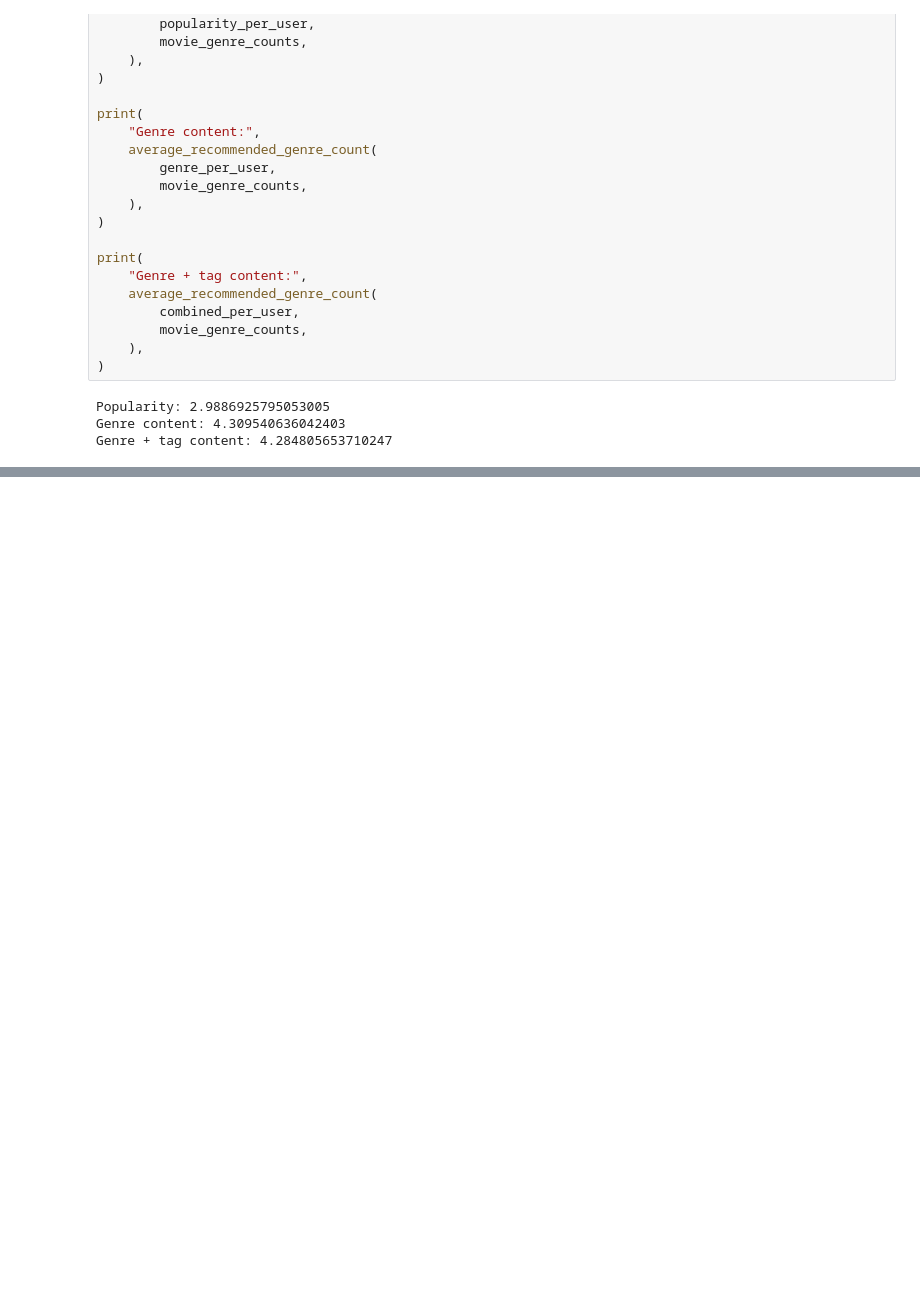
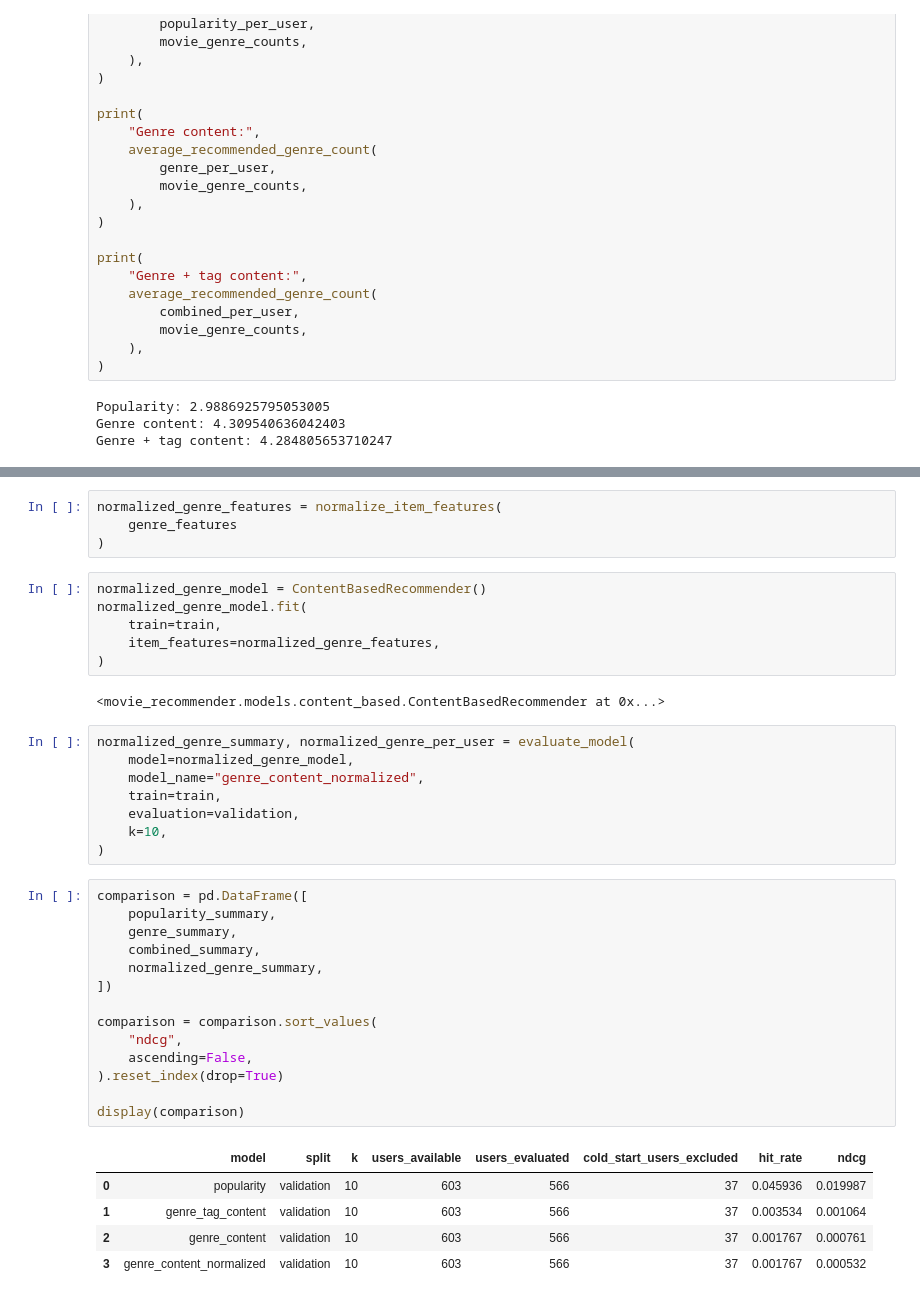
Before and after one commit to shosakaue0808/Movie_Recommendation_System, a Jupyter notebook: notebooks/baseline.ipynb, the cells around one changed output, grey strips where cells are left out. Drawn from its saved outputs; the diff is of its cells as text; blank space fills up the shorter version.

```diff
--- a/notebooks/baseline.ipynb
+++ b/notebooks/baseline.ipynb
@@ -681,0 +704,40 @@ Genre + tag content: 4.284805653710247
+# %%
+normalized_genre_features = normalize_item_features(
+    genre_features
+)
+# %%
+normalized_genre_model = ContentBasedRecommender()
+normalized_genre_model.fit(
+    train=train,
+    item_features=normalized_genre_features,
+)
+# %% [output]
+<movie_recommender.models.content_based.ContentBasedRecommender at 0x...>
+# %%
+normalized_genre_summary, normalized_genre_per_user = evaluate_model(
+    model=normalized_genre_model,
+    model_name="genre_content_normalized",
+    train=train,
+    evaluation=validation,
+    k=10,
+)
+# %%
+comparison = pd.DataFrame([
+    popularity_summary,
+    genre_summary,
+    combined_summary,
+    normalized_genre_summary,
+])
+
+comparison = comparison.sort_values(
+    "ndcg",
+    ascending=False,
+).reset_index(drop=True)
+
+display(comparison)
+# %% [output]
+|  | model | split | k | users_available | users_evaluated | cold_start_users_excluded | hit_rate | ndcg |
+| 0 | popularity | validation | 10 | 603 | 566 | 37 | 0.045936 | 0.019987 |
+| 1 | genre_tag_content | validation | 10 | 603 | 566 | 37 | 0.003534 | 0.001064 |
+| 2 | genre_content | validation | 10 | 603 | 566 | 37 | 0.001767 | 0.000761 |
+| 3 | genre_content_normalized | validation | 10 | 603 | 566 | 37 | 0.001767 | 0.000532 |
```
Also changed, not shown: parts of 13 cells of this notebook, 9 other files.
